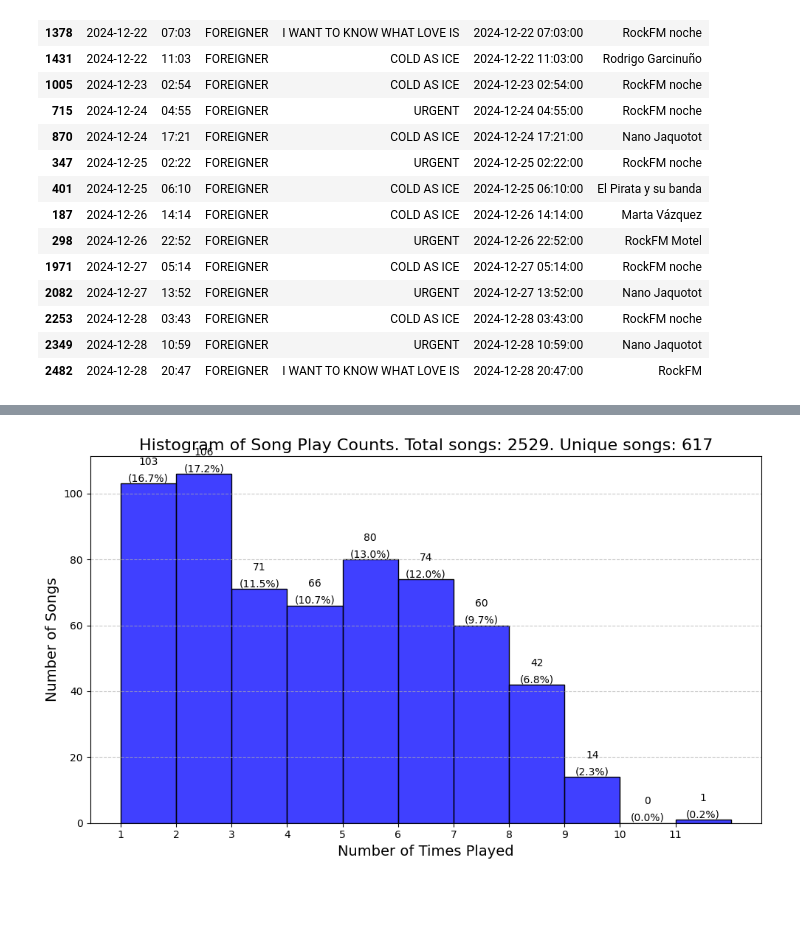
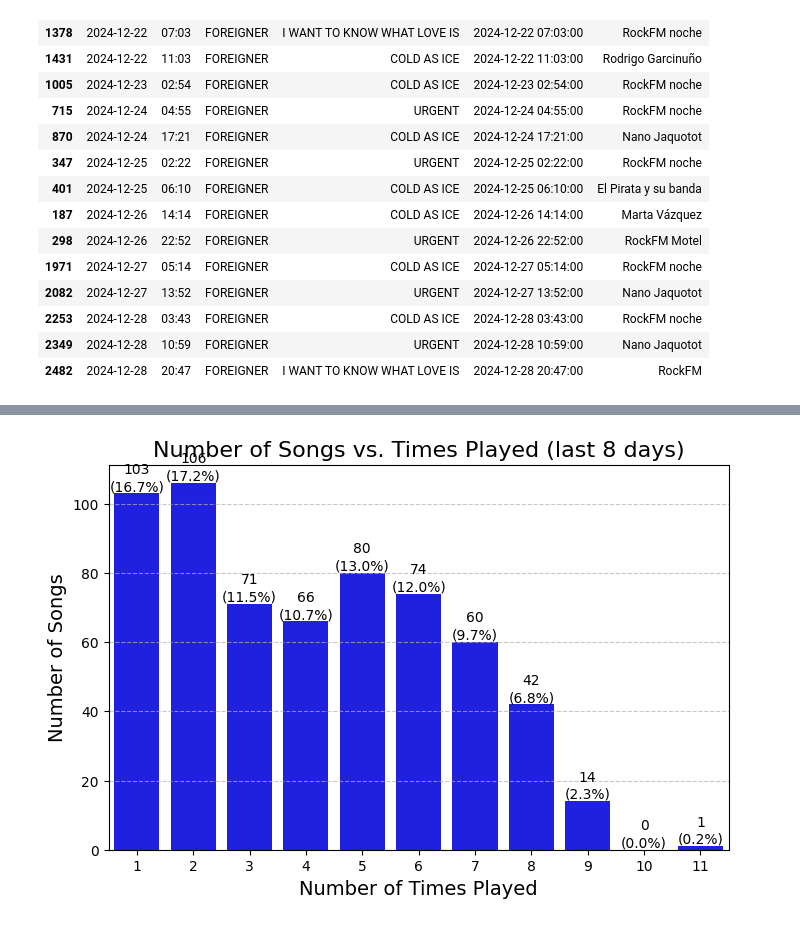
Before and after one commit to LluisCarreras/Projects-Rock-FM, a Jupyter notebook: RockFM.ipynb, the cells around one changed output, grey strips where cells are left out. Drawn from its saved outputs; the diff is of its cells as text; code cells hidden in the pictures; blank space fills up the shorter version.

```diff
--- a/RockFM.ipynb
+++ b/RockFM.ipynb
@@ -135,8 +137,0 @@ def make_histogram(df, column):
-# %%
-# Count the number of times each song by each artist has been played
-play_counts = songs.groupby(["Artist", "Song"]).size().reset_index(name="PlayCount")
-
-# Make a histogram
-make_histogram(play_counts, "PlayCount")
-# %% [output]
-[figure, removed]
@@ -142,0 +140,50 @@ make_histogram(play_counts, "PlayCount")
+# %%
+# Group by 'Song' and count unique days
+from seaborn import barplot
+
+# Count the number of times each song by each artist has been played
+#play_counts = songs.groupby('Song')['Artist'].nunique()
+play_counts = songs.groupby(["Artist", "Song"])["Datetime"].nunique()
+
+# Count how many songs were played for each number of days
+frequency_count = play_counts.value_counts().sort_index()
+
+#Create a complete index to include all possible values
+min_days = frequency_count.index.min()
+max_days = frequency_count.index.max()
+complete_index = range(min_days, max_days + 1)  # Ensure all numbers between min and max are included
+
+# Reindex frequency_count to include missing values and fill them with 0
+frequency_count = frequency_count.reindex(complete_index, fill_value=0)
+
+# Visualize the barplot
+plt.figure(figsize=(8, 5))
+bar_plot = sns.barplot(x=frequency_count.index, y=frequency_count.values, color='blue')
+plt.xlabel('Number of Times Played', fontsize=14)
+
+# Get the total and unique songs to calculate the percentage
+play_counts_2 = songs.groupby(["Artist", "Song"]).size().reset_index(name="PlayCount")
+total_songs = play_counts_2["PlayCount"].sum()
+unique_songs = combination_counts.shape[0]
+
+# Add value and percentage labels on top of each bar
+for p in bar_plot.patches:
+    height = p.get_height()  # Get the height (count) of each bar
+    x = p.get_x() + p.get_width() / 2  # Get the x position for the label
+    y = height  # Place the label at the height of the bar
+    percentage = (height / unique_songs) * 100  # Calculate the percentage
+    bar_plot.text(x, y + 5, f'{int(height)}', ha='center', va='bottom', fontsize=10, color='black')  # Display count and percentage
+    bar_plot.text(x, y, f'({percentage:.1f}%)', ha='center', va='bottom', fontsize=10, color='black')  # Display count and percentage
+
+# Plot the barplot
+plt.ylabel('Number of Songs', fontsize=14)
+plt.grid(axis='y', linestyle='--', alpha=0.7)
+plt.title(f'Number of Songs vs. Times Played (last {unique_days} days)', fontsize=16)
+
+# Annotate the bars with the counts
+#for index, value in enumerate(frequency_count.values):
+    #plt.text(index, value + 0.5, str(value), ha='center', fontsize=12)
+
+plt.show()
+# %% [output]
+[figure, added]
```
Also changed, not shown: parts of 3 cells of this notebook.
